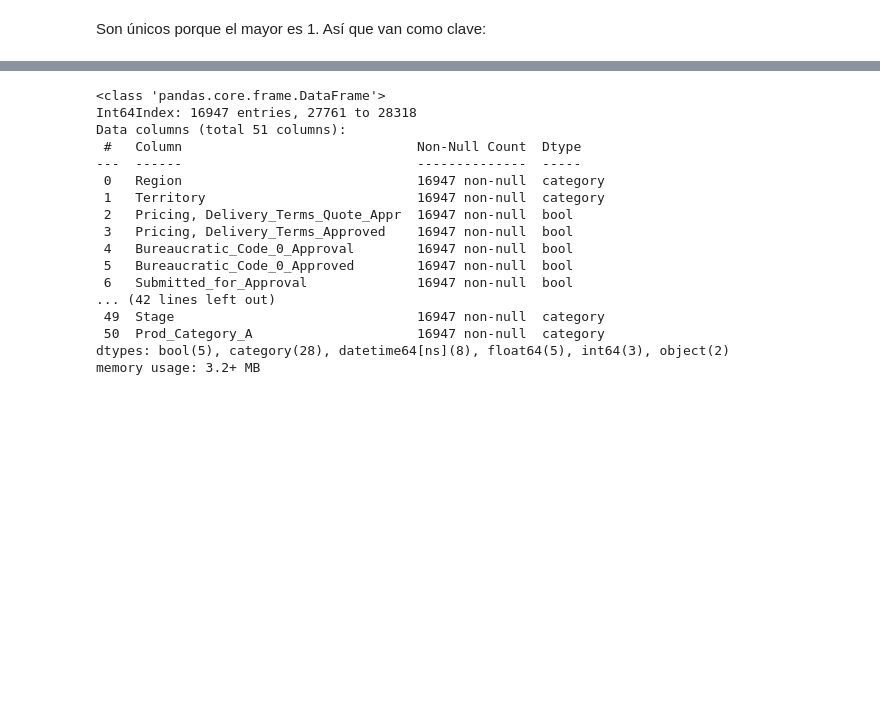
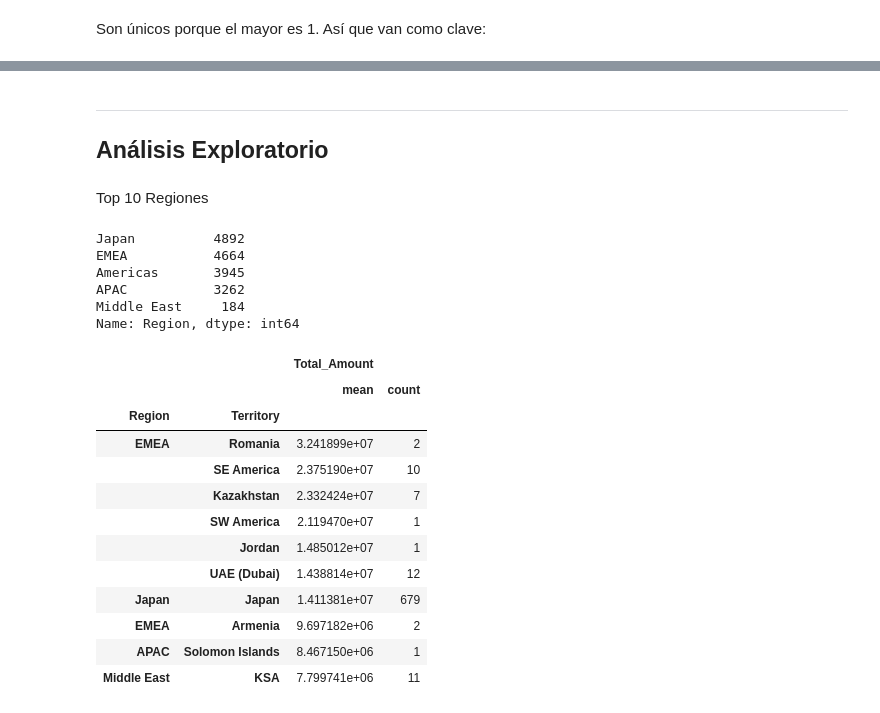
Before and after one commit to fede-alt/datos_2c2020_tp1, a Jupyter notebook: Pruebas/Pruebas_Euge.ipynb, the cells around one changed output, grey strips where cells are left out. Saved outputs shown, nothing was run; the diff lists cells and outputs as text; code cells hidden in the pictures; blank space fills up the shorter version.

```diff
--- a/Pruebas/Pruebas_Euge.ipynb
+++ b/Pruebas/Pruebas_Euge.ipynb
@@ -162,20 +183,33 @@ df
-# %%
-df.info()
-# %% [output]
-<class 'pandas.core.frame.DataFrame'>
-Int64Index: 16947 entries, 27761 to 28318
-Data columns (total 51 columns):
- #   Column                              Non-Null Count  Dtype
----  ------                              --------------  -----
- 0   Region                              16947 non-null  category
- 1   Territory                           16947 non-null  category
- 2   Pricing, Delivery_Terms_Quote_Appr  16947 non-null  bool
- 3   Pricing, Delivery_Terms_Approved    16947 non-null  bool
- 4   Bureaucratic_Code_0_Approval        16947 non-null  bool
- 5   Bureaucratic_Code_0_Approved        16947 non-null  bool
- 6   Submitted_for_Approval              16947 non-null  bool
-... (42 lines left out)
- 49  Stage                               16947 non-null  category
- 50  Prod_Category_A                     16947 non-null  category
-dtypes: bool(5), category(28), datetime64[ns](8), float64(5), int64(3), object(2)
-memory usage: 3.2+ MB
+# %% [markdown]
+---
+
+## Análisis Exploratorio
+# %% [markdown]
+Top 10 Regiones
+# %%
+df["Region"].value_counts()
+# %% [output]
+Japan          4892
+EMEA           4664
+Americas       3945
+APAC           3262
+Middle East     184
+Name: Region, dtype: int64
+# %%
+df.groupby(["Region", "Territory"])\
+    .agg({"Total_Amount":["mean", "count"]})\
+    .nlargest(10, ("Total_Amount", "mean"))
+# %% [output]
+|  |  | Total_Amount |  |
+|  |  | mean | count |
+| Region | Territory |  |  |
+| EMEA | Romania | 3.241899e+07 | 2 |
+|  | SE America | 2.375190e+07 | 10 |
+|  | Kazakhstan | 2.332424e+07 | 7 |
+|  | SW America | 2.119470e+07 | 1 |
+|  | Jordan | 1.485012e+07 | 1 |
+|  | UAE (Dubai) | 1.438814e+07 | 12 |
+| Japan | Japan | 1.411381e+07 | 679 |
+| EMEA | Armenia | 9.697182e+06 | 2 |
+| APAC | Solomon Islands | 8.467150e+06 | 1 |
+| Middle East | KSA | 7.799741e+06 | 11 |
```
Also changed, not shown: parts of 28 cells of this notebook.
